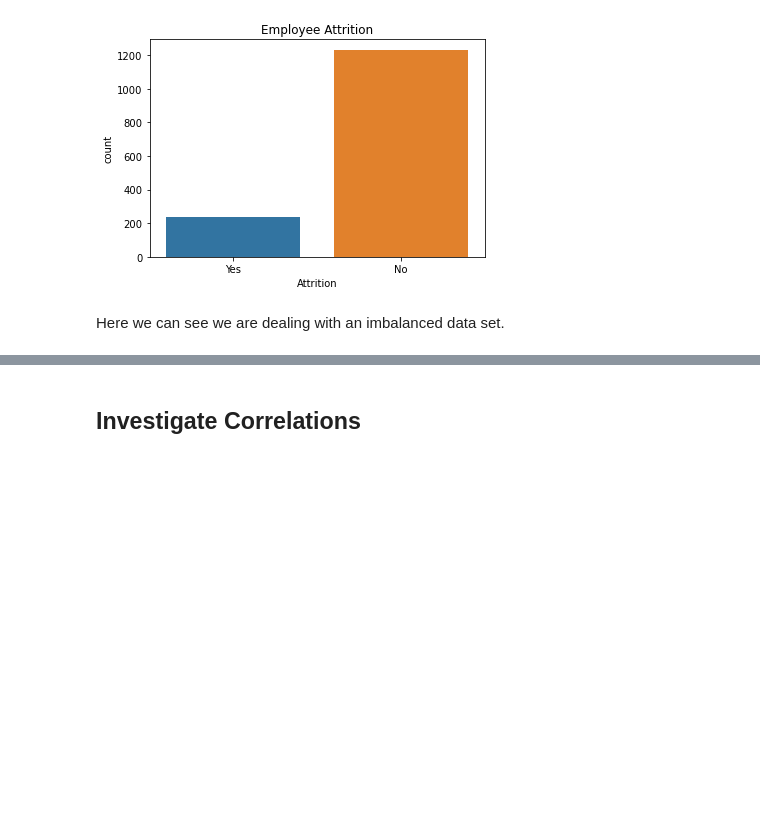
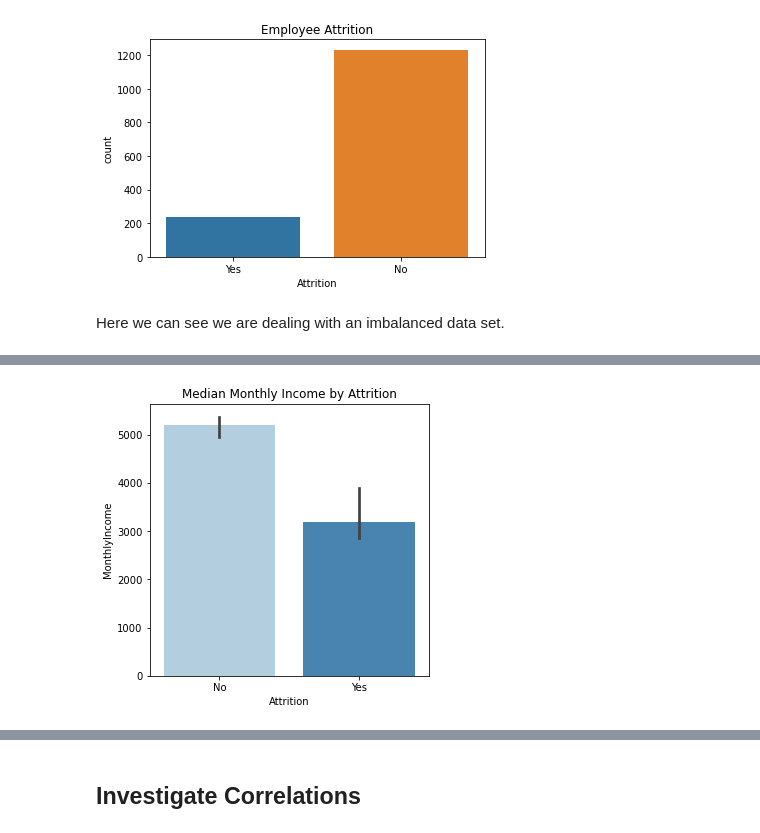
Before and after one commit to nkrajew/hr_attrition_proj, a Jupyter notebook: IBM HR Attrition EDA.ipynb, the cells around one changed output, grey strips where cells are left out. Cells and saved outputs as stored; diff of their text form; code cells hidden in the pictures; blank space fills up the shorter version.

```diff
--- a/IBM HR Attrition EDA.ipynb
+++ b/IBM HR Attrition EDA.ipynb
@@ -119,0 +211,7 @@ Here we can see we are dealing with an imbalanced data set.
+# %%
+plt.figure(figsize=(5,5))
+sns.barplot(x='Attrition',y='MonthlyIncome',data=df, palette="Blues", order={"No","Yes"}, estimator=np.median)
+plt.title("Median Monthly Income by Attrition")
+plt.show()
+# %% [output]
+[figure, added]
```
Also changed, not shown: parts of 48 cells of this notebook.
